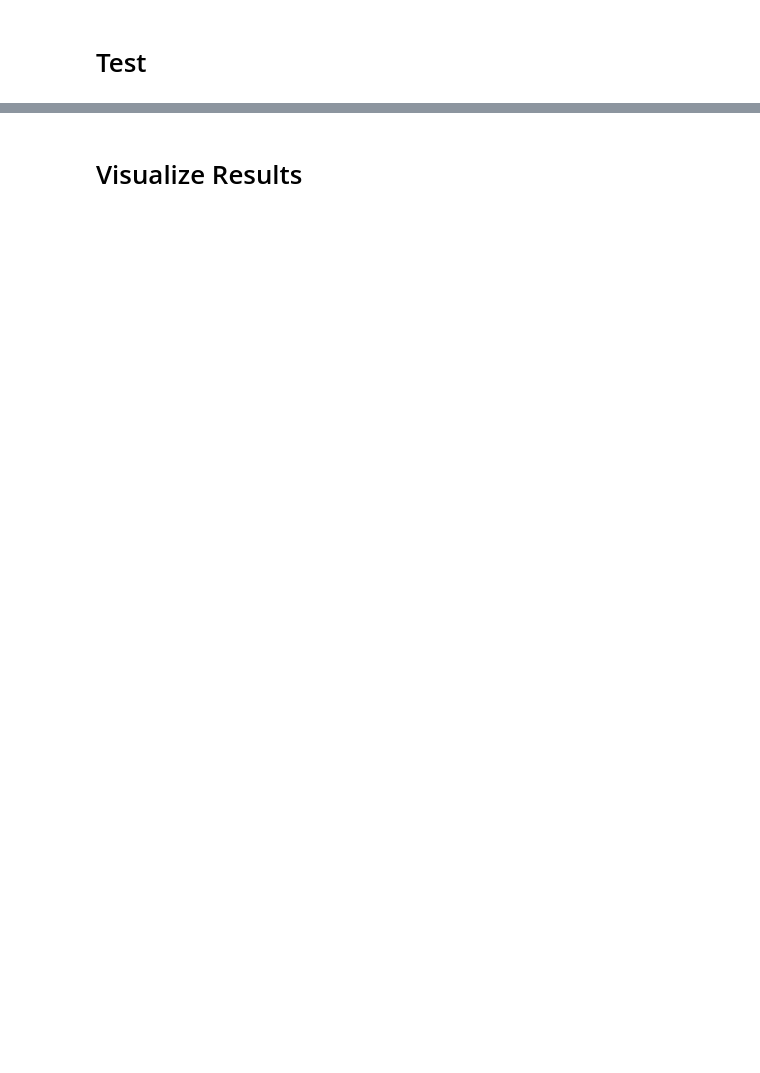
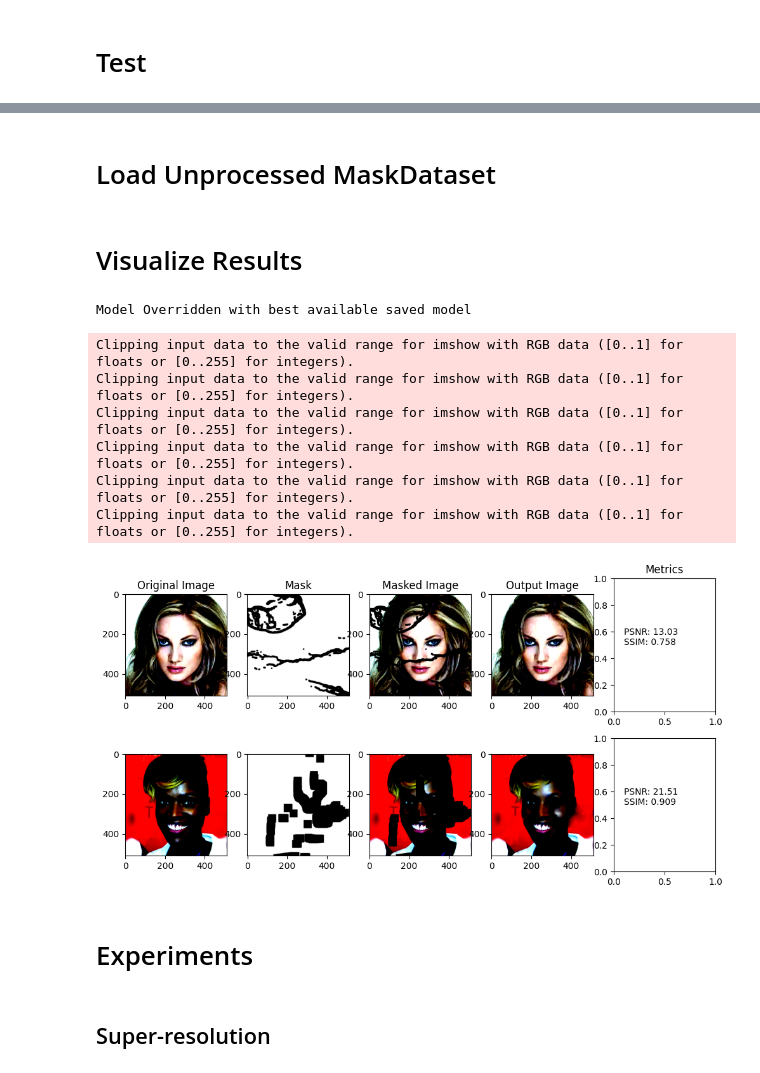
Before and after one commit to GSNikhil/pconv_inpainting, a Jupyter notebook: PConv_Net_Train.ipynb, the cells around one changed output, grey strips where cells are left out. Cells and saved outputs as stored; diff of their text form; code cells hidden in the pictures; blank space fills up the shorter version.

Commit message:
[ADD] experiments

```diff
--- a/PConv_Net_Train.ipynb
+++ b/PConv_Net_Train.ipynb
@@ -668,6 +679,69 @@ evaluate(model, loader_test, mask_loader_test, loss_criterion)
+# %%
+def normalize(img):
+    return (img - img.min()) / (img.max() - img.min())
+# %% [markdown]
+# Load Unprocessed MaskDataset
+# %%
+mask_loader_train = DataLoader(mask_dataset, batch_size=batch_size, num_workers=n_workers, sampler=sampler.SubsetRandomSampler(range(1,30001)))
+
+mask_loader_val = DataLoader(mask_dataset, batch_size=batch_size, num_workers=n_workers, sampler=sampler.SubsetRandomSampler(range(30001, 31201)))
+
+mask_loader_test = DataLoader(mask_dataset, batch_size=batch_size, num_workers=n_workers, sampler=sampler.SubsetRandomSampler(range(NUM_TRAIN+NUM_VAL+1, 50000)))
 # %% [markdown]
 # Visualize Results
+# %%
+resume(model, './best_model_3-point-5-epochs')
+model = model.eval()
+# %% [output]
+Model Overridden with best available saved model
 # %%
-resume(model, './best_model')
-model.eval()
 imgs, masks = next(iter(loader_test)).to(device), next(iter(mask_loader_test)).to(device)
+out = model(imgs, masks)
+# %%
+f = plt.figure(figsize=(12, 6))
+cols = 5
+for idx in range(batch_size):
+    temp_img = imgs[idx].transpose(0, 1).transpose(1, 2).cpu().detach().numpy()
+    temp_mask = masks[idx].transpose(0, 1).transpose(1, 2).cpu().detach().numpy()
+    temp_out = out[idx].transpose(0, 1).transpose(1, 2).cpu().detach().numpy()
+
+    plt.subplot(batch_size, cols, cols*idx+1)
+    if idx == 0:
+        plt.title("Original Image")
+    plt.imshow(temp_img)
+
+    plt.subplot(batch_size, cols, cols*idx+2)
+    if idx == 0:
+        plt.title("Mask")
+    plt.imshow(temp_mask)
+
+    plt.subplot(batch_size, cols, cols*idx+3)
+    if idx == 0:
+        plt.title("Masked Image")
+    plt.imshow(temp_mask * temp_img)
+
+    plt.subplot(batch_size, cols, cols*idx+4)
+    if idx == 0:
+        plt.title("Output Image")
+    plt.imshow(temp_out)
+
+    psnr = peak_signal_noise_ratio(normalize(temp_img), normalize(temp_out), data_range=1)
+    ssim = structural_similarity(normalize(temp_img), normalize(temp_out), channel_axis=2, data_range=1)
+    ax = plt.subplot(batch_size, cols, cols*idx+5)
+    if idx == 0:
+        plt.title("Metrics")
+    ax.text(0.1, 0.5, f"PSNR: {psnr:.2f}\nSSIM: {ssim:.3f}")
+
+plt.show()
+# %% [output]
+Clipping input data to the valid range for imshow with RGB data ([0..1] for floats or [0..255] for integers).
+Clipping input data to the valid range for imshow with RGB data ([0..1] for floats or [0..255] for integers).
+Clipping input data to the valid range for imshow with RGB data ([0..1] for floats or [0..255] for integers).
+Clipping input data to the valid range for imshow with RGB data ([0..1] for floats or [0..255] for integers).
+Clipping input data to the valid range for imshow with RGB data ([0..1] for floats or [0..255] for integers).
+Clipping input data to the valid range for imshow with RGB data ([0..1] for floats or [0..255] for integers).
+[figure, added]
+# %% [markdown]
+# Experiments
+# %% [markdown]
+## Super-resolution
```
Also changed, not shown: parts of 16 cells of this notebook.
